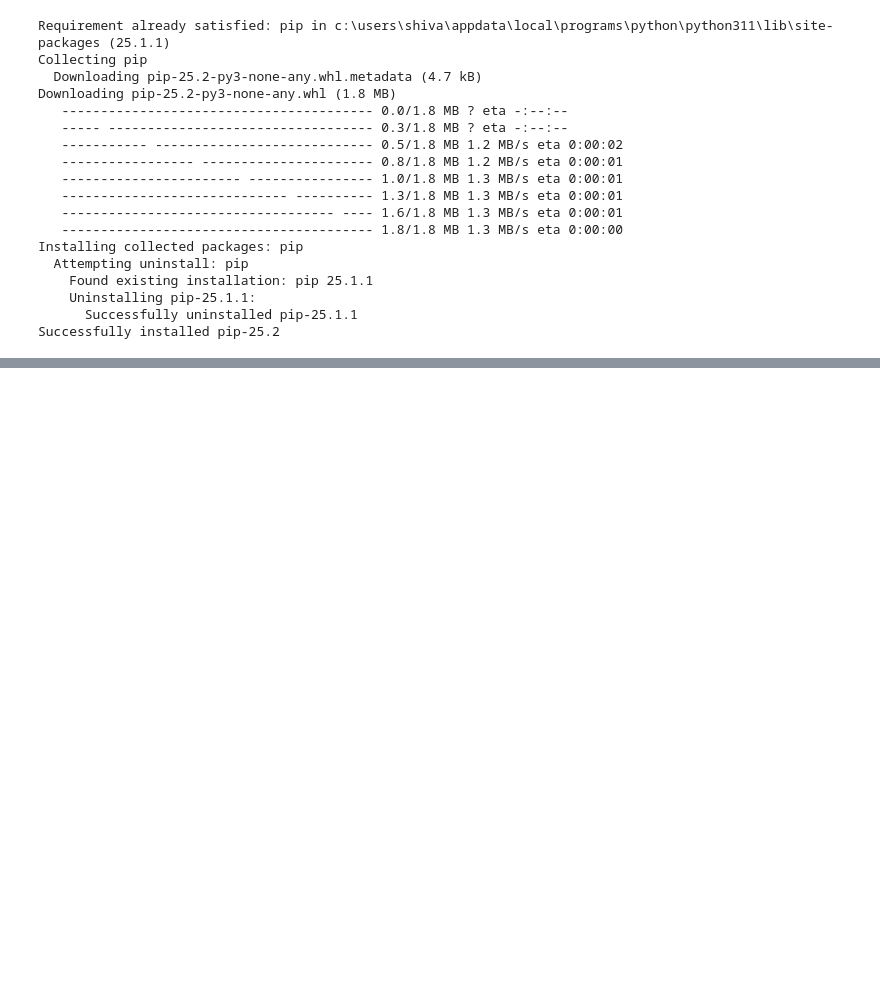
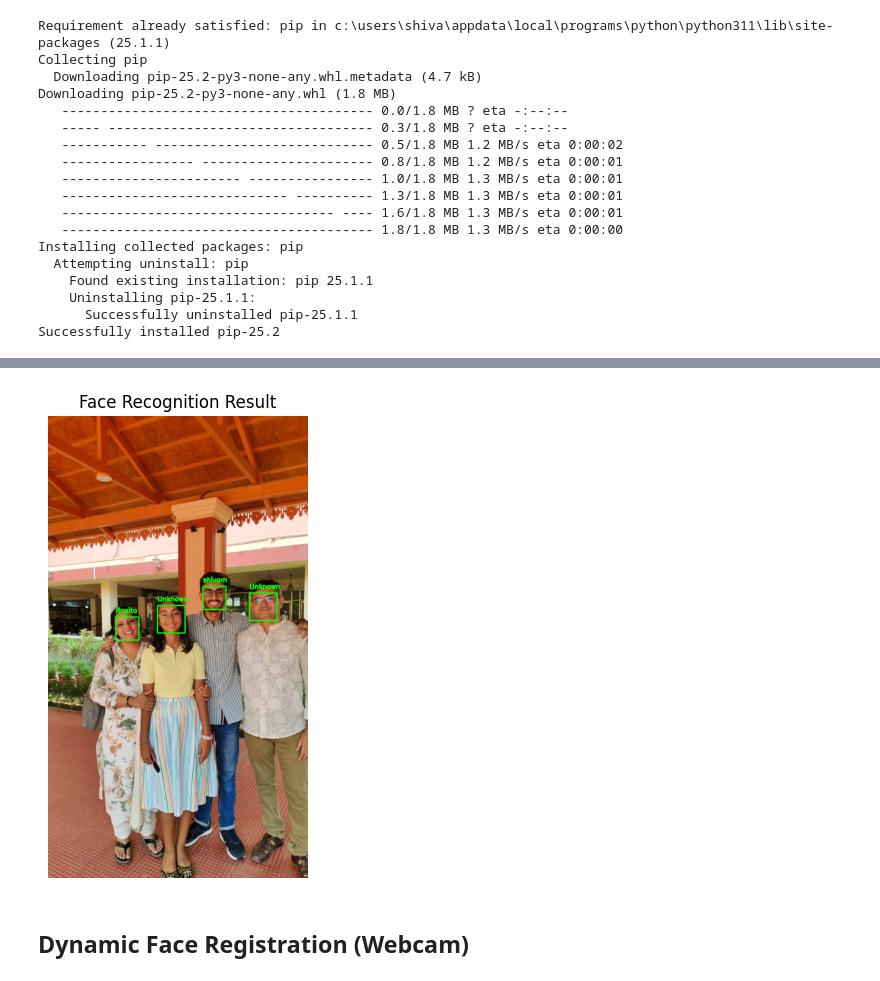
Before and after one commit to ShivamKJ1/Face-Recognition-System, a Jupyter notebook: F1.ipynb, the cells around one changed output, grey strips where cells are left out. Drawn from its saved outputs; the diff is of its cells as text; code cells hidden in the pictures; blank space fills up the shorter version.

```diff
--- a/F1.ipynb
+++ b/F1.ipynb
@@ -32,0 +222,53 @@ Successfully installed pip-25.2
+# %%
+import face_recognition
+import pickle
+import cv2
+import numpy as np
+import matplotlib.pyplot as plt
+
+# Load known encodings
+with open("encodings.pickle", "rb") as f:
+    data = pickle.load(f)
+
+# Load test image with unknown faces
+image_path = "example.jpg"  # change this to your test image
+image = cv2.imread(image_path)
+rgb_image = cv2.cvtColor(image, cv2.COLOR_BGR2RGB)
+
+# Detect face locations & encodings
+face_locations = face_recognition.face_locations(rgb_image, model="hog")
+face_encodings = face_recognition.face_encodings(rgb_image, face_locations)
+
+# Initialize list of recognized names
+recognized_names = []
+
+# Loop over each face found
+for encoding in face_encodings:
+    matches = face_recognition.compare_faces(data["encodings"], encoding, tolerance=0.5)
+    name = "Unknown"
+
+    face_distances = face_recognition.face_distance(data["encodings"], encoding)
+    if len(face_distances) > 0:
+        best_match_index = np.argmin(face_distances)
+        if matches[best_match_index]:
+            name = data["names"][best_match_index]
+
+    recognized_names.append(name)
+
+# Draw boxes and names
+for ((top, right, bottom, left), name) in zip(face_locations, recognized_names):
+    cv2.rectangle(image, (left, top), (right, bottom), (0, 255, 0), 2)
+    cv2.putText(image, name, (left, top - 10), cv2.FONT_HERSHEY_SIMPLEX,
+                0.5, (0, 255, 0), 2)
+
+# Show image
+image_rgb = cv2.cvtColor(image, cv2.COLOR_BGR2RGB)
+plt.figure(figsize=(8, 6))
+plt.imshow(image_rgb)
+plt.axis("off")
+plt.title("Face Recognition Result")
+plt.show()
+# %% [output]
+[figure, added]
+# %% [markdown]
+## Dynamic Face Registration (Webcam)
```
Also changed, not shown: parts of 17 cells of this notebook, 19 other files.
